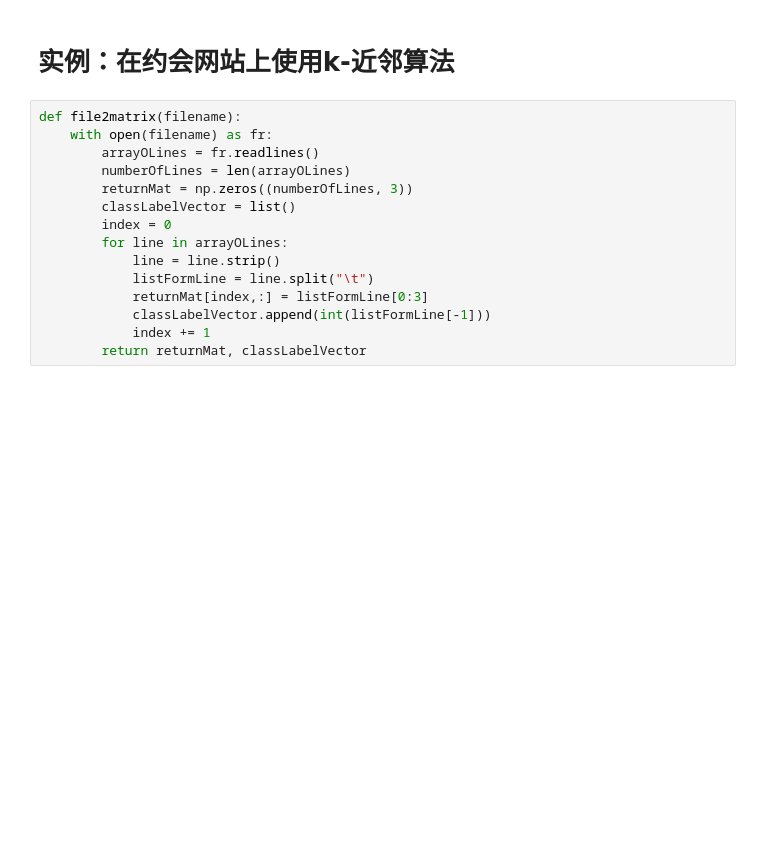
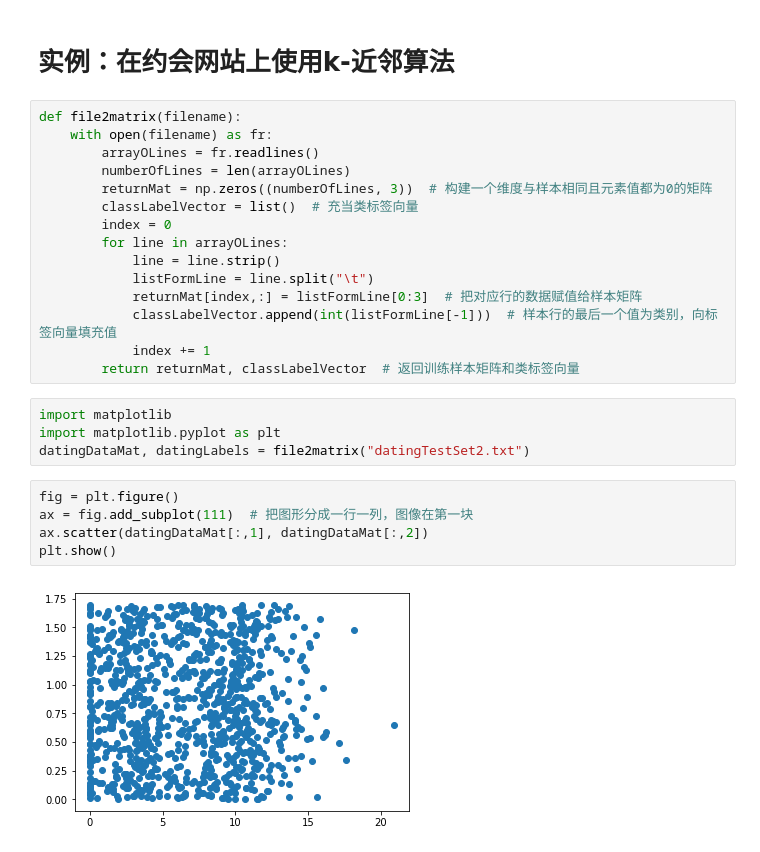
Before and after one commit to cherryMonth/machine_learning, a Jupyter notebook: Ch02/KNN.ipynb, the cells around one changed output. Saved outputs shown, nothing was run; the diff lists cells and outputs as text; blank space fills up the shorter version.

```diff
--- a/Ch02/KNN.ipynb
+++ b/Ch02/KNN.ipynb
@@ -94,13 +94,24 @@ def file2matrix(filename):
     with open(filename) as fr:
         arrayOLines = fr.readlines()
         numberOfLines = len(arrayOLines)
-        returnMat = np.zeros((numberOfLines, 3))
-        classLabelVector = list()
+        returnMat = np.zeros((numberOfLines, 3))  # 构建一个维度与样本相同且元素值都为0的矩阵
+        classLabelVector = list()  # 充当类标签向量
         index = 0
         for line in arrayOLines:
             line = line.strip()
             listFormLine = line.split("\t")
-            returnMat[index,:] = listFormLine[0:3]
-            classLabelVector.append(int(listFormLine[-1]))
+            returnMat[index,:] = listFormLine[0:3]  # 把对应行的数据赋值给样本矩阵
+            classLabelVector.append(int(listFormLine[-1]))  # 样本行的最后一个值为类别，向标签向量填充值
             index += 1
-        return returnMat, classLabelVector
+        return returnMat, classLabelVector  # 返回训练样本矩阵和类标签向量
+# %%
+import matplotlib
+import matplotlib.pyplot as plt
+datingDataMat, datingLabels = file2matrix("datingTestSet2.txt")
+# %%
+fig = plt.figure()
+ax = fig.add_subplot(111)  # 把图形分成一行一列，图像在第一块
+ax.scatter(datingDataMat[:,1], datingDataMat[:,2])
+plt.show()
+# %% [output]
+[figure, added]
```
Also changed, not shown: parts of 10 cells of this notebook.
